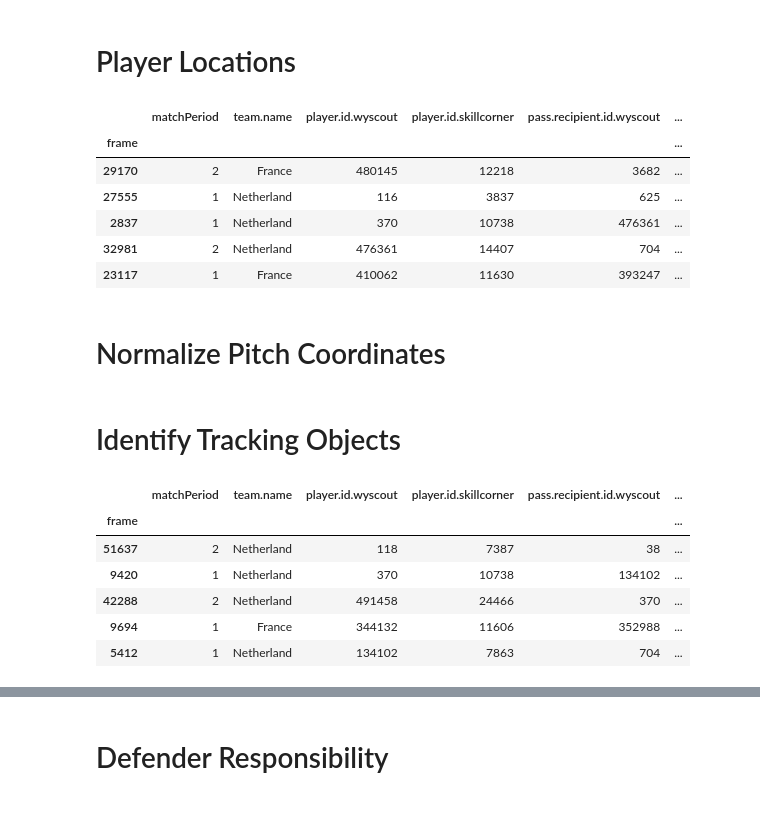
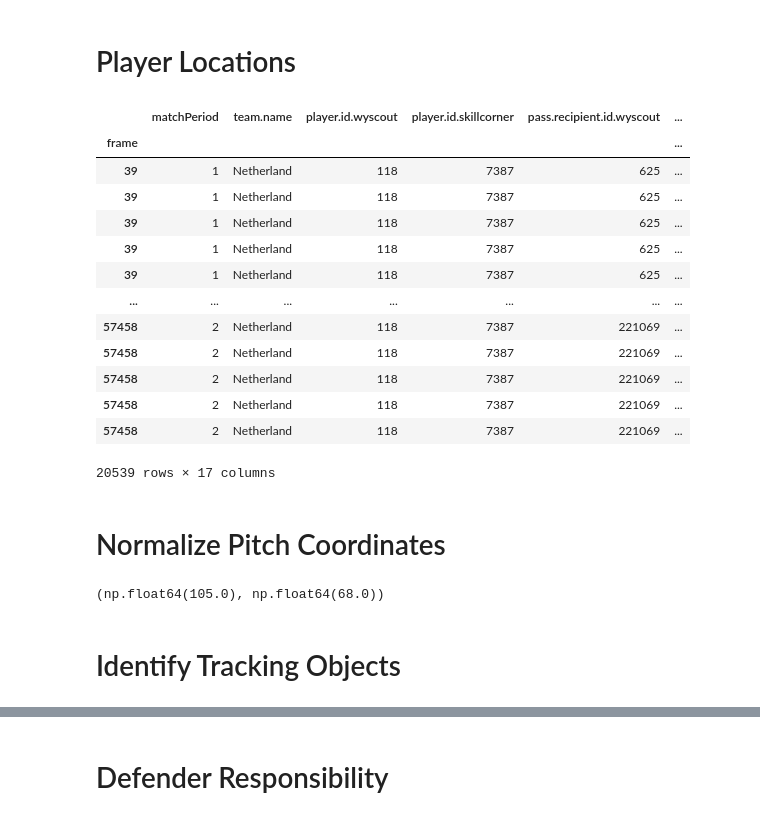
Before and after one commit to ariskoutris/defensive-passing-networks, a Jupyter notebook: src/notebooks/pass_tables.ipynb, the cells around one changed output, grey strips where cells are left out. Drawn from its saved outputs; the diff is of its cells as text; code cells hidden in the pictures.

```diff
--- a/src/notebooks/pass_tables.ipynb
+++ b/src/notebooks/pass_tables.ipynb
@@ -211,17 +224,28 @@ columns_to_prefix = ['object_id', 'x', 'y', 'z']
 prefix = 'tracking.'
 joined_df.rename(columns={col: prefix + col for col in columns_to_prefix}, inplace=True)
 # %%
-joined_df.sample(5)
+joined_df
 # %% [output]
 |  | matchPeriod | team.name | player.id.wyscout | player.id.skillcorner | pass.recipient.id.wyscout | ... |
 | frame |  |  |  |  |  | ... |
-| 29170 | 2 | France | 480145 | 12218 | 3682 | ... |
-| 27555 | 1 | Netherland | 116 | 3837 | 625 | ... |
-| 2837 | 1 | Netherland | 370 | 10738 | 476361 | ... |
-| 32981 | 2 | Netherland | 476361 | 14407 | 704 | ... |
-| 23117 | 1 | France | 410062 | 11630 | 393247 | ... |
+| 39 | 1 | Netherland | 118 | 7387 | 625 | ... |
+| 39 | 1 | Netherland | 118 | 7387 | 625 | ... |
+| 39 | 1 | Netherland | 118 | 7387 | 625 | ... |
+| 39 | 1 | Netherland | 118 | 7387 | 625 | ... |
+| 39 | 1 | Netherland | 118 | 7387 | 625 | ... |
+| ... | ... | ... | ... | ... | ... | ... |
+| 57458 | 2 | Netherland | 118 | 7387 | 221069 | ... |
+| 57458 | 2 | Netherland | 118 | 7387 | 221069 | ... |
+| 57458 | 2 | Netherland | 118 | 7387 | 221069 | ... |
+| 57458 | 2 | Netherland | 118 | 7387 | 221069 | ... |
+| 57458 | 2 | Netherland | 118 | 7387 | 221069 | ... |
+20539 rows × 17 columns
 # %% [markdown]
 # Normalize Pitch Coordinates
 # %%
 pitch_length = metadata['pitch_length'].values[0]
 pitch_width = metadata['pitch_width'].values[0]
+# %%
+pitch_length, pitch_width
+# %% [output]
+(np.float64(105.0), np.float64(68.0))
@@ -249,13 +278,3 @@ def is_teammate(row):
 # %%
 joined_df['tracking.is_self'] = joined_df.apply(is_self, axis=1)
 joined_df['tracking.is_teammate'] = joined_df.apply(is_teammate, axis=1)
-# %%
-joined_df.sample(5)
-# %% [output]
-|  | matchPeriod | team.name | player.id.wyscout | player.id.skillcorner | pass.recipient.id.wyscout | ... |
-| frame |  |  |  |  |  | ... |
-| 51637 | 2 | Netherland | 118 | 7387 | 38 | ... |
-| 9420 | 1 | Netherland | 370 | 10738 | 134102 | ... |
-| 42288 | 2 | Netherland | 491458 | 24466 | 370 | ... |
-| 9694 | 1 | France | 344132 | 11606 | 352988 | ... |
-| 5412 | 1 | Netherland | 134102 | 7863 | 704 | ... |
```
Also changed, not shown: parts of 18 cells of this notebook.
